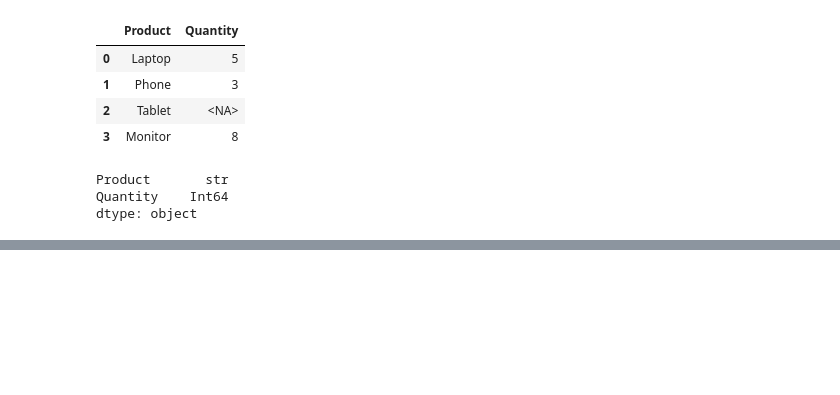
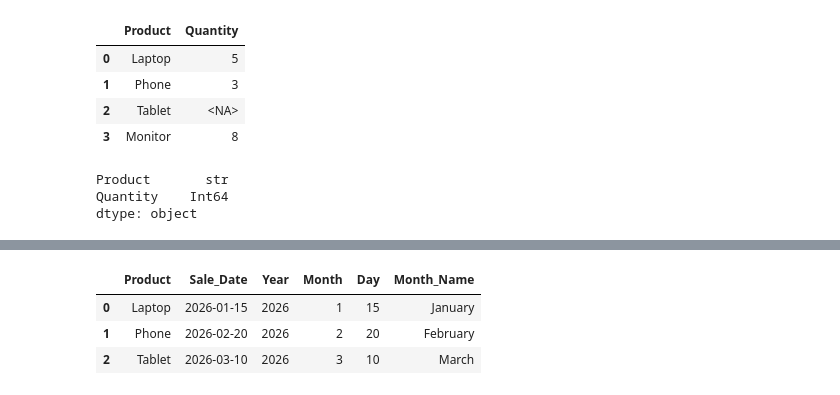
Before and after one commit to mohammadhamid8554-lgtm/data-science-from-scratch, a Jupyter notebook: phase_1.2_pandas/data_type_conversion.ipynb, the cells around one changed output, grey strips where cells are left out. Cells and saved outputs as stored; diff of their text form; code cells hidden in the pictures; blank space fills up the shorter version.

```diff
--- a/phase_1.2_pandas/data_type_conversion.ipynb
+++ b/phase_1.2_pandas/data_type_conversion.ipynb
@@ -575,0 +835,9 @@ dtype: object
+# %%
+import pandas as pd
+
+df = pd.DataFrame({
+    "Product": ["Laptop", "Phone", "Tablet"],
+    "Sale_Date": ["2026-01-15", "2026-02-20", "2026-03-10"]
+})
+
+df["Sale_Date"] = pd.to_datetime(df["Sale_Date"])
@@ -575,0 +856,12 @@ dtype: object
+# %%
+df["Year"] = df["Sale_Date"].dt.year
+df["Month"] = df["Sale_Date"].dt.month
+df["Day"] = df["Sale_Date"].dt.day
+df["Month_Name"] = df["Sale_Date"].dt.month_name()
+
+df
+# %% [output]
+|  | Product | Sale_Date | Year | Month | Day | Month_Name |
+| 0 | Laptop | 2026-01-15 | 2026 | 1 | 15 | January |
+| 1 | Phone | 2026-02-20 | 2026 | 2 | 20 | February |
+| 2 | Tablet | 2026-03-10 | 2026 | 3 | 10 | March |
```
Also changed, not shown: parts of 42 cells of this notebook.
